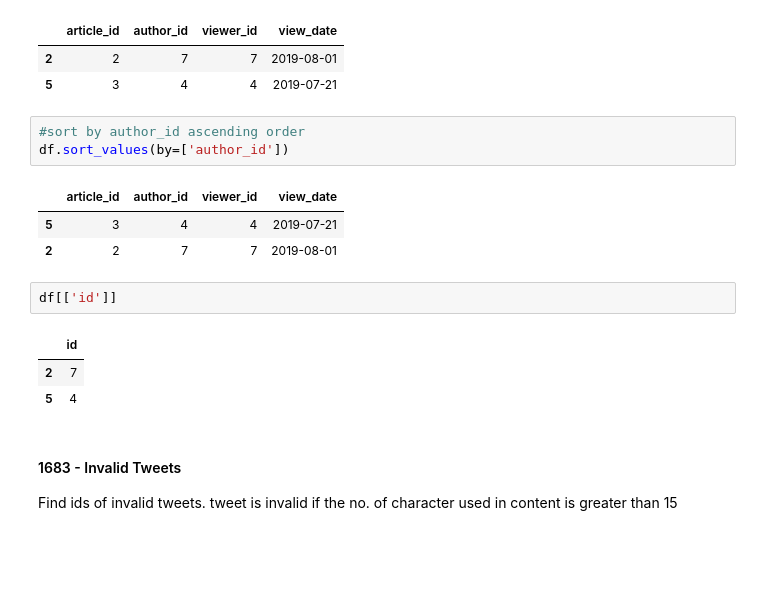
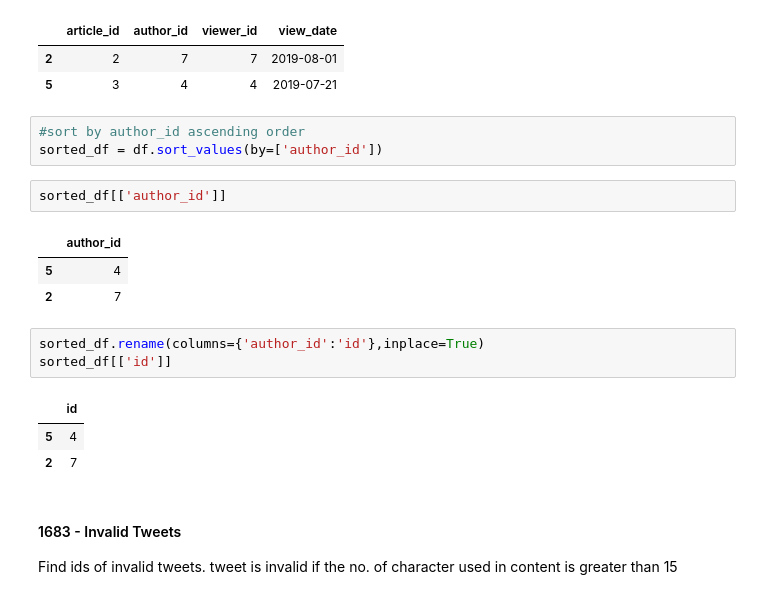
Before and after one commit to Swap-20/Leetcode-Pandas, a Jupyter notebook: Leetcode_Pandas.ipynb, the cells around one changed output. Saved outputs shown, nothing was run; the diff lists cells and outputs as text; blank space fills up the shorter version.

Commit message:
Modify Article Question

```diff
--- a/Leetcode_Pandas.ipynb
+++ b/Leetcode_Pandas.ipynb
@@ -152,17 +152,20 @@ df
 | 5 | 3 | 4 | 4 | 2019-07-21 |
 # %%
 #sort by author_id ascending order
-df.sort_values(by=['author_id'])
+sorted_df = df.sort_values(by=['author_id'])
-# %% [output]
-|  | article_id | author_id | viewer_id | view_date |
-| 5 | 3 | 4 | 4 | 2019-07-21 |
-| 2 | 2 | 7 | 7 | 2019-08-01 |
 # %%
-df[['id']]
+sorted_df[['author_id']]
 # %% [output]
-|  | id |
+|  | author_id |
+| 5 | 4 |
 | 2 | 7 |
-| 5 | 4 |
+# %%
+sorted_df.rename(columns={'author_id':'id'},inplace=True)
+sorted_df[['id']]
+# %% [output]
+|  | id |
+| 5 | 4 |
+| 2 | 7 |
 # %% [markdown]
 #### 1683 - Invalid Tweets
 
```
